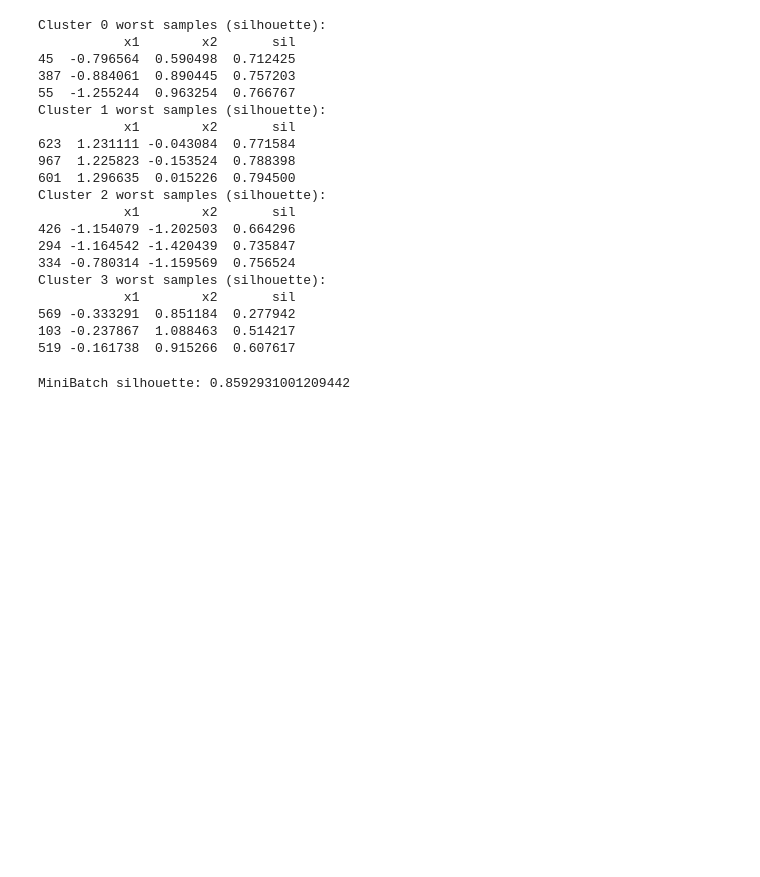
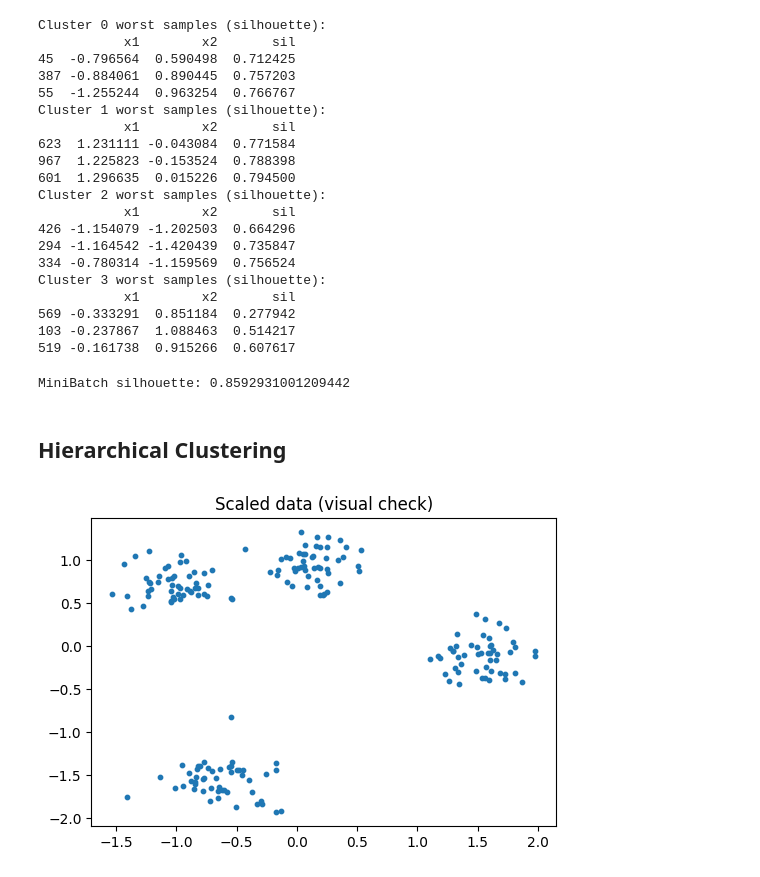
Before and after one commit to avikumart/DA-DS-Questions, a Jupyter notebook: ML_coding/Ml_coding_and_interviewn_practice.ipynb, the cells around one changed output. Saved outputs shown, nothing was run; the diff lists cells and outputs as text; code cells hidden in the pictures; blank space fills up the shorter version.

Commit message:
hierarchical clustering added to the file with charts of linkage param comparison

```diff
--- a/ML_coding/Ml_coding_and_interviewn_practice.ipynb
+++ b/ML_coding/Ml_coding_and_interviewn_practice.ipynb
@@ -2390,3 +2390,26 @@ mb_labels = mbkm.fit_predict(X_scaled)
 print("MiniBatch silhouette:", silhouette_score(X_scaled, mb_labels))
 # %% [output]
 MiniBatch silhouette: 0.8592931001209442
+# %% [markdown]
+## Hierarchical Clustering
+# %%
+import numpy as np
+import pandas as pd
+import matplotlib.pyplot as plt
+from sklearn.preprocessing import StandardScaler
+from sklearn.datasets import make_blobs
+from sklearn.cluster import AgglomerativeClustering
+from scipy.cluster.hierarchy import dendrogram, linkage
+
+# Create sample data
+X, y = make_blobs(n_samples=200, centers=4, random_state=42, cluster_std=1.2)
+
+# Scale data (important for distance-based clustering)
+scaler = StandardScaler()
+X_scaled = scaler.fit_transform(X)
+
+plt.scatter(X_scaled[:, 0], X_scaled[:, 1], s=10)
+plt.title("Scaled data (visual check)")
+plt.show()
+# %% [output]
+[figure, added]
```
Also changed, not shown: parts of 10 cells of this notebook.
